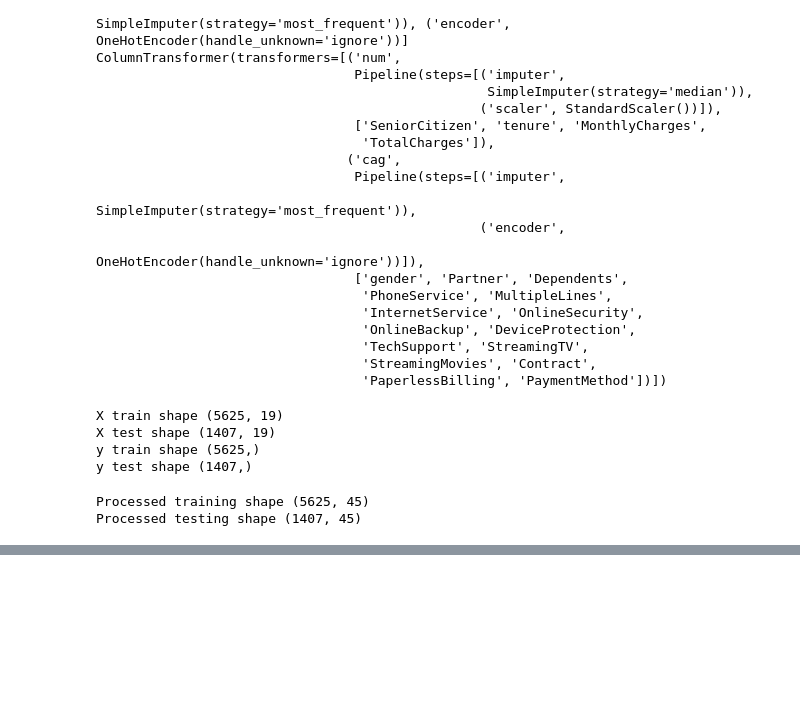
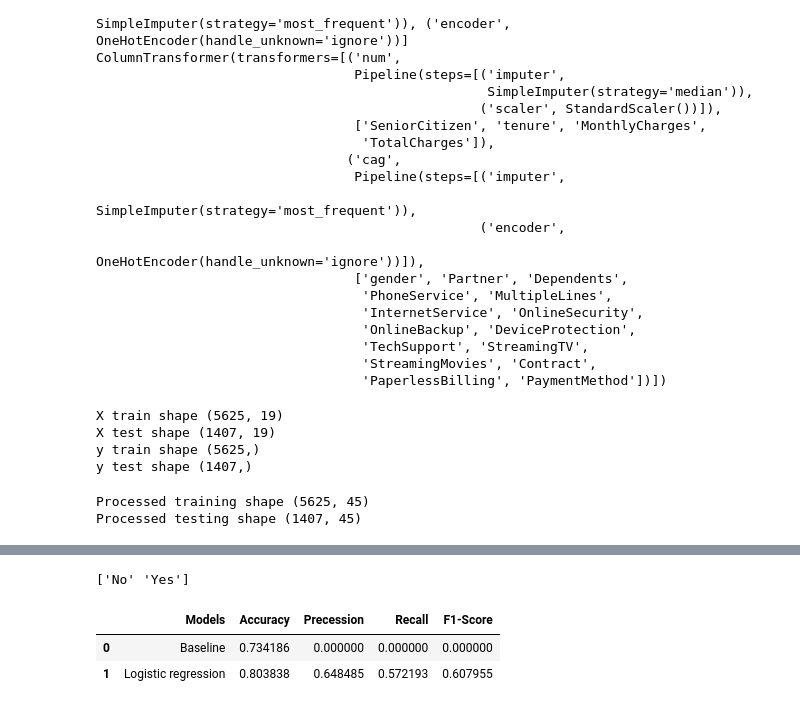
Before and after one commit to Juli-af/customer-churn-prediction, a Jupyter notebook: notebooks/01_data_inspection.ipynb, the cells around one changed output, grey strips where cells are left out. Cells and saved outputs as stored; diff of their text form; code cells hidden in the pictures; blank space fills up the shorter version.

Commit message:
feat: add baseline and logistic regression model

```diff
--- a/notebooks/01_data_inspection.ipynb
+++ b/notebooks/01_data_inspection.ipynb
@@ -245,3 +245,8 @@ print("Processed testing shape", X_test_preprocessed.shape)
 # %% [output]
 Processed training shape (5625, 45)
 Processed testing shape (1407, 45)
+# %%
+from sklearn.dummy import DummyClassifier
+dummy_clf = DummyClassifier(strategy = "most_frequent")
+dummy_clf.fit(X_train_preprocessed, y_train)
+y_pred_baseline = dummy_clf.predict(X_test_preprocessed)
@@ -247,0 +270,10 @@ Processed testing shape (1407, 45)
+# %%
+from sklearn.pipeline import Pipeline
+from sklearn.linear_model import LogisticRegression
+logistic_model = Pipeline([
+    ("processor", preprocessor),
+    ("classifier", LogisticRegression(max_iter= 1000, random_state = 24))
+])
+
+logistic_model.fit(X_train, y_train)
+y_pred_logistic = logistic_model.predict(X_test)
@@ -247,0 +322,30 @@ Processed testing shape (1407, 45)
+# %%
+print(logistic_model.classes_)
+# %% [output]
+['No' 'Yes']
+# %%
+import pandas as pd
+results = pd.DataFrame({
+    "Models": ["Baseline", "Logistic regression"],
+    "Accuracy": [
+        accuracy_score(y_test, y_pred_baseline),
+        accuracy_score(y_test, y_pred_logistic)
+    ],
+    "Precession": [
+        precision_score(y_test, y_pred_baseline, pos_label = "Yes", zero_division = 0),
+        precision_score(y_test, y_pred_logistic, pos_label = "Yes", zero_division = 0)
+    ],
+    "Recall": [
+        recall_score(y_test, y_pred_baseline, pos_label = "Yes", zero_division = 0),
+        recall_score(y_test, y_pred_logistic, pos_label = "Yes", zero_division = 0)
+    ],
+    "F1-Score": [
+        f1_score(y_test, y_pred_baseline, pos_label = "Yes", zero_division = 0),
+        f1_score(y_test, y_pred_logistic, pos_label = "Yes", zero_division = 0)
+    ]
+})
+results
+# %% [output]
+|  | Models | Accuracy | Precession | Recall | F1-Score |
+| 0 | Baseline | 0.734186 | 0.000000 | 0.000000 | 0.000000 |
+| 1 | Logistic regression | 0.803838 | 0.648485 | 0.572193 | 0.607955 |
```
Also changed, not shown: parts of 3 cells of this notebook.
